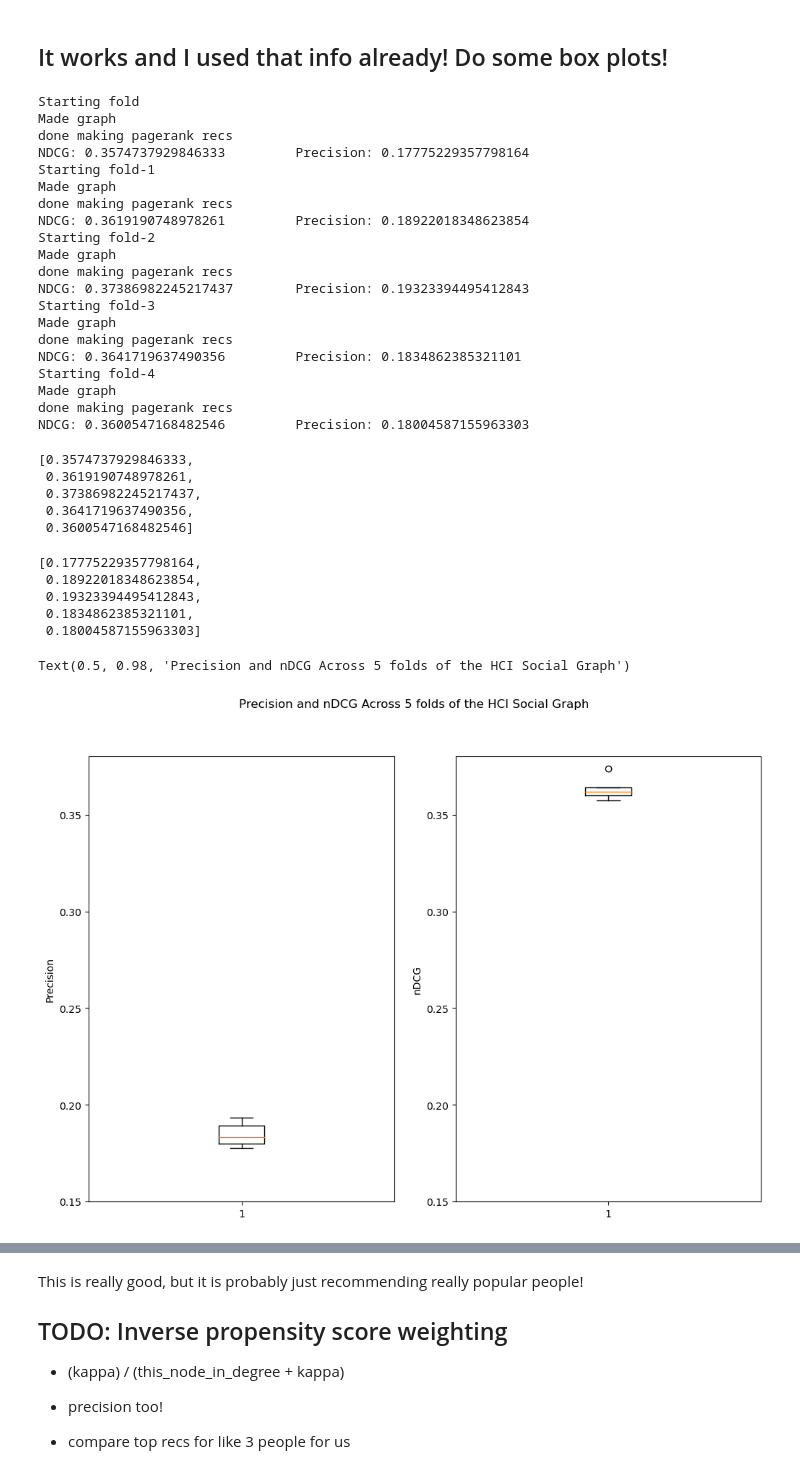
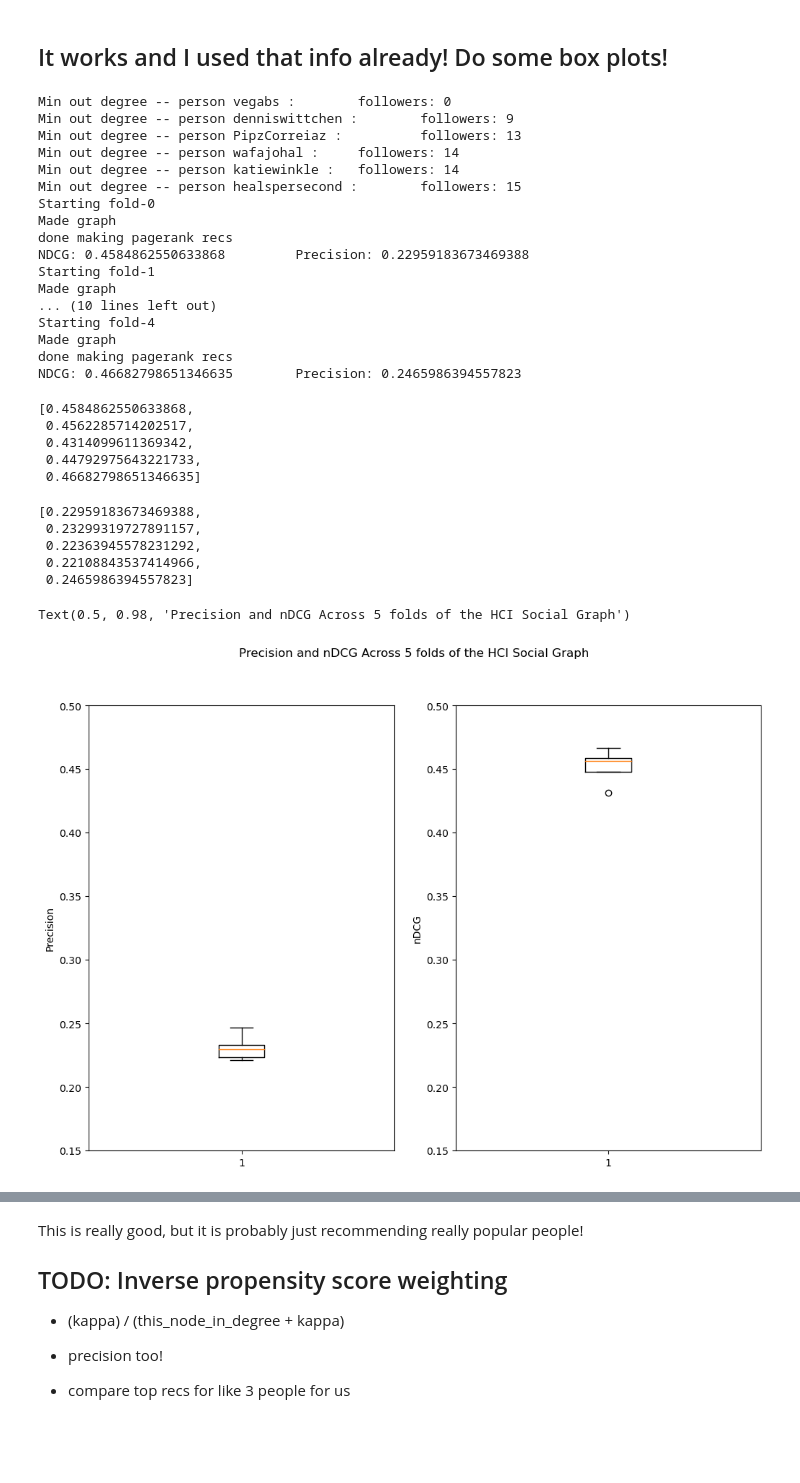
Before and after one commit to nicholson2208/rec-sys-final-project, a Jupyter notebook: PageRank.ipynb, the cells around one changed output, grey strips where cells are left out. Saved outputs shown, nothing was run; the diff lists cells and outputs as text; code cells hidden in the pictures; blank space fills up the shorter version.

```diff
--- a/PageRank.ipynb
+++ b/PageRank.ipynb
@@ -38,8 +65,8 @@ len(subgraph_hci.edges)
 # %%
-with open("train_test/train.pkl", "rb") as pfile:
+with open("train_test/new_folds/train-0.pkl", "rb") as pfile:
     train = pickle.load(pfile)
 # %%
-with open("train_test/test.pkl", "rb") as pfile:
+with open("train_test/new_folds/test-0.pkl", "rb") as pfile:
     test = pickle.load(pfile)
 # %% [markdown]
 ## Reconstruct Graph
@@ -604,18 +631,20 @@ matt_test_links
 # %%
 hci_ndcg_scores = []
 hci_precision_scores = []
-k = 10
+k = 5
+
+file_path = "train_test/new_folds/"
 
 subgraph_hci = read_g_obj(file="adj_matrices/G_hci.pkl")
 
-for fold in ["", "-1", "-2", "-3", "-4"]:
+for fold in ["-0", "-1", "-2", "-3", "-4"]:
 
     print("Starting fold{}".format(fold))
 
-    with open("train_test/train{}.pkl".format(fold), "rb") as pfile:
+    with open(file_path + "train{}.pkl".format(fold), "rb") as pfile:
         this_fold_train = pickle.load(pfile)
 
-    with open("train_test/test{}.pkl".format(fold), "rb") as pfile:
+    with open(file_path + "test{}.pkl".format(fold), "rb") as pfile:
         this_fold_test = pickle.load(pfile)
 
     # make the graph
@@ -624,7 +653,7 @@ for fold in ["", "-1", "-2", "-3", "-4"]:
     print("Made graph")
 
     # make sure we did this right
-    assert len(G_train_this_fold.edges) > 20000 and len(G_train_this_fold.edges) < 25000
+    assert len(G_train_this_fold.edges) > 15000 and len(G_train_this_fold.edges) < 20000
 
     # make my pagerank objects
     this_pageranker_hci = PageRanker(G_train_this_fold)
@@ -659,56 +688,54 @@ for fold in ["", "-1", "-2", "-3", "-4"]:
 
     print("NDCG: {} \t Precision: {}".format(this_fold_ndcg_hci.score, this_fold_precision_hci.score))
 # %% [output]
-Starting fold
+Min out degree -- person vegabs :        followers: 0
+Min out degree -- person denniswittchen :        followers: 9
+Min out degree -- person PipzCorreiaz :          followers: 13
+Min out degree -- person wafajohal :     followers: 14
+Min out degree -- person katiewinkle :   followers: 14
+Min out degree -- person healspersecond :        followers: 15
+Starting fold-0
 Made graph
 done making pagerank recs
-NDCG: 0.3574737929846333         Precision: 0.17775229357798164
+NDCG: 0.4584862550633868         Precision: 0.22959183673469388
 Starting fold-1
 Made graph
-done making pagerank recs
-NDCG: 0.3619190748978261         Precision: 0.18922018348623854
-Starting fold-2
-Made graph
-done making pagerank recs
-NDCG: 0.37386982245217437        Precision: 0.19323394495412843
-Starting fold-3
-Made graph
-done making pagerank recs
-NDCG: 0.3641719637490356         Precision: 0.1834862385321101
+... (10 lines left out)
 Starting fold-4
 Made graph
 done making pagerank recs
-NDCG: 0.3600547168482546         Precision: 0.18004587155963303
+NDCG: 0.46682798651346635        Precision: 0.2465986394557823
 # %%
 hci_ndcg_scores
 # %% [output]
-[0.3574737929846333,
- 0.3619190748978261,
- 0.37386982245217437,
- 0.3641719637490356,
- 0.3600547168482546]
+[0.4584862550633868,
+ 0.4562285714202517,
+ 0.4314099611369342,
+ 0.44792975643221733,
+ 0.46682798651346635]
 # %%
 hci_precision_scores
 # %% [output]
-[0.17775229357798164,
- 0.18922018348623854,
- 0.19323394495412843,
- 0.1834862385321101,
- 0.18004587155963303]
+[0.22959183673469388,
+ 0.23299319727891157,
+ 0.22363945578231292,
+ 0.22108843537414966,
+ 0.2465986394557823]
 # %%
 fig, ax = plt.subplots(ncols=2, figsize =(12, 8))
 
 ax[0].boxplot(hci_precision_scores)
+
 ax[1].boxplot(hci_ndcg_scores)
 
-ax[0].set_ylim(0.15,0.38)
-ax[1].set_ylim(0.15,0.38)
+ax[0].set_ylim(0.15,0.5)
+ax[1].set_ylim(0.15,0.5)
 
 ax[0].set_ylabel("Precision")
 ax[1].set_ylabel("nDCG")
 
 
 fig.suptitle("Precision and nDCG Across 5 folds of the HCI Social Graph")
 # %% [output]
 Text(0.5, 0.98, 'Precision and nDCG Across 5 folds of the HCI Social Graph')
-[figure, old version]
+[figure, new version]
```
Also changed, not shown: parts of 12 cells of this notebook.
